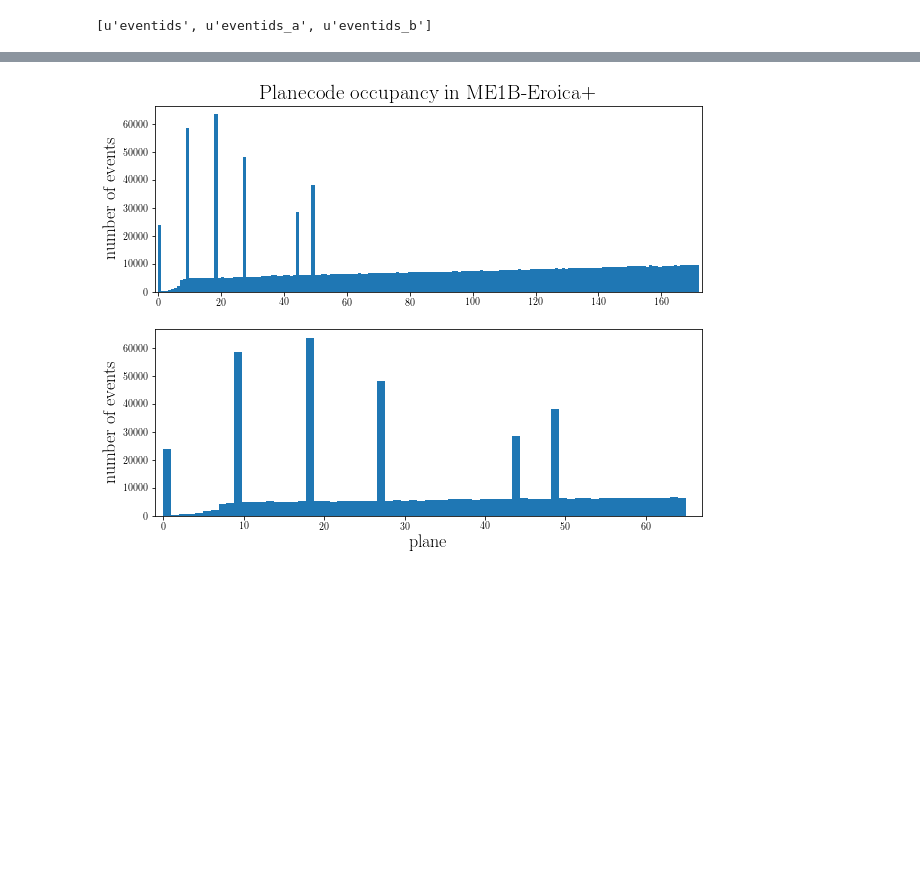
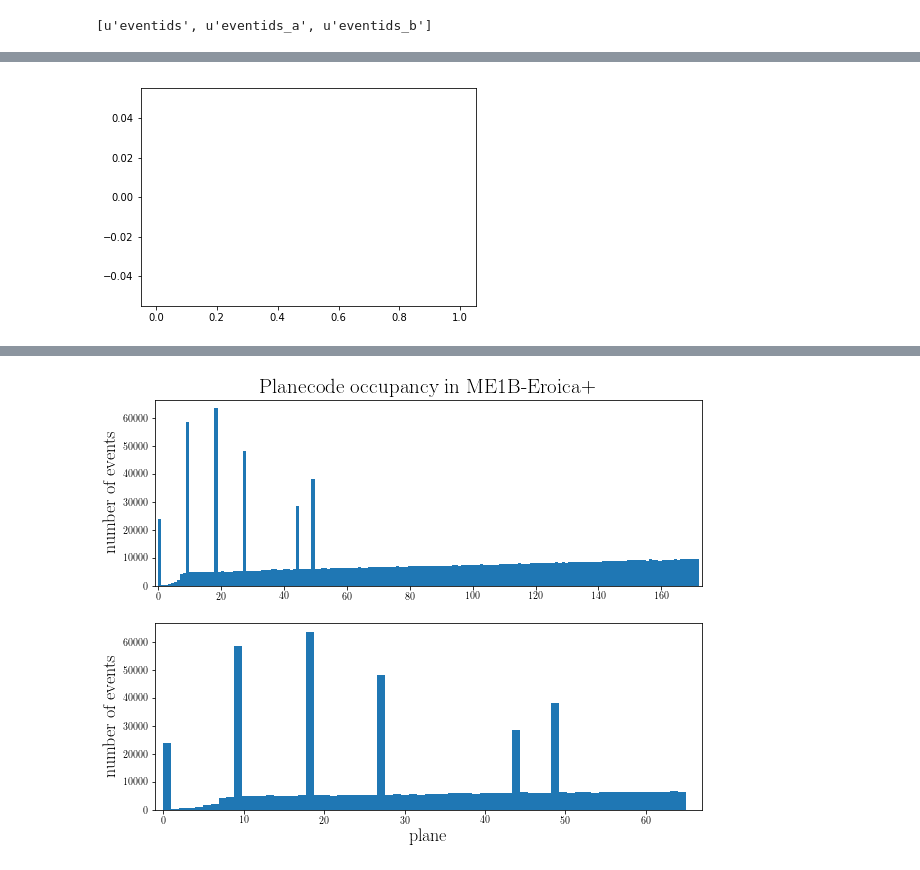
Before and after one commit to gnperdue/JupyterNotebooks, a Jupyter notebook: ANNMINERvA/visualize_planecode_occupancy_stats.ipynb, the cells around one changed output, grey strips where cells are left out. Saved outputs shown, nothing was run; the diff lists cells and outputs as text; code cells hidden in the pictures; blank space fills up the shorter version.

```diff
--- a/ANNMINERvA/visualize_planecode_occupancy_stats.ipynb
+++ b/ANNMINERvA/visualize_planecode_occupancy_stats.ipynb
@@ -139,0 +162,11 @@ n, bins, patches = plt.hist(f['vtx_data']['planecodes'][:], bins=173, range=(0,
+# %%
+zgt5000idx = f['vtx_data']['zs'][:] > 5000
+zlt6000idx = f['vtx_data']['zs'][:] < 6000
+zcut = zgt5000idx
+zcut &= zlt6000idx
+zcut &= pcode0idx
+# %%
+#n, bins, patched = plt.hist(f['vtx_data']['zs'][zcut], bins=60, range=(5150, 5450))
+n, bins, patched = plt.hist(f['vtx_data']['zs'][zcut], bins=60)
+# %% [output]
+[figure, added]
```
Also changed, not shown: parts of 32 cells of this notebook, 2 other files.
